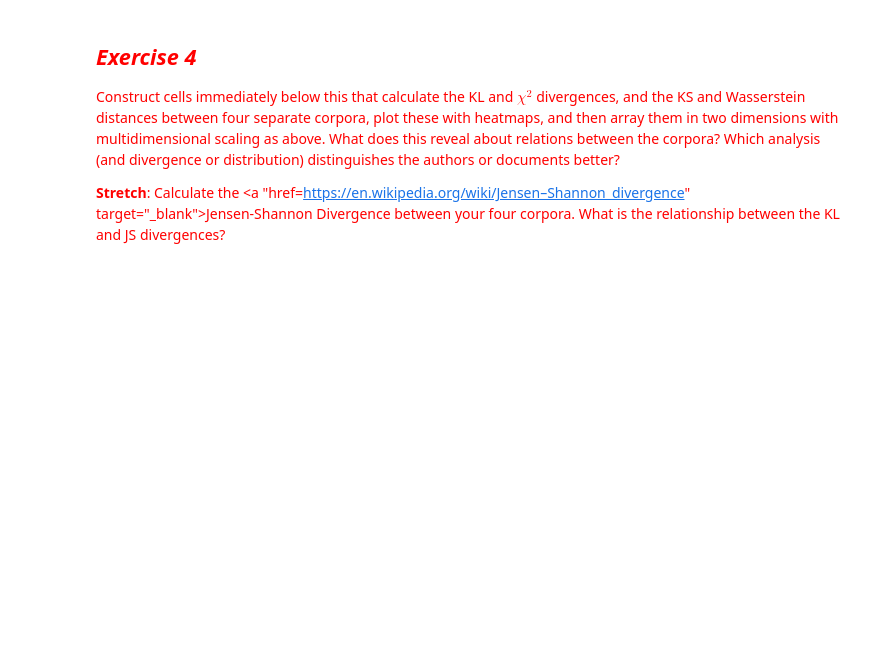
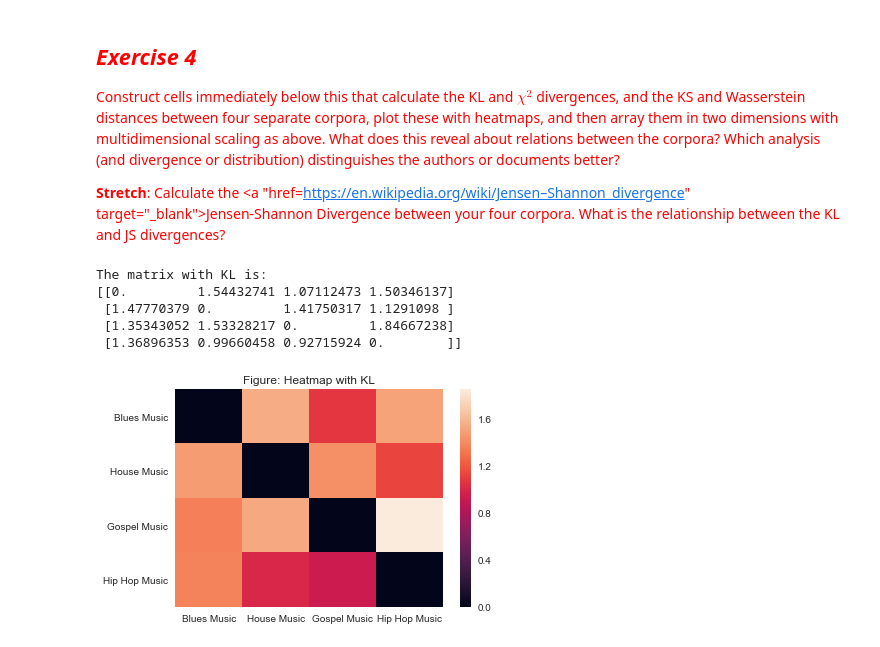
Before and after one commit to xywu-soc/content-analysis-2018, a Jupyter notebook: 2-Corpus-Linguistics/2-Corpus-Linguistics.ipynb, the cells around one changed output. Cells and saved outputs as stored; diff of their text form; code cells hidden in the pictures; blank space fills up the shorter version.

```diff
--- a/2-Corpus-Linguistics/2-Corpus-Linguistics.ipynb
+++ b/2-Corpus-Linguistics/2-Corpus-Linguistics.ipynb
@@ -1537,15 +1537,24 @@ music_corpora = [blues_normalized, house_normalized, gospel_normalized, hiphop_n
 # %%
 music_types = ['Blues Music', 'House Music', 'Gospel Music', 'Hip Hop Music']
 
 L = []
 for p in music_corpora:
     l = []
     for q in music_corpora:
         l.append(Divergence(p,q, difference = 'KL'))
     L.append(l)
 M = np.array(L)
-print('The matrix with
+print('The matrix with KL is:')
+print(M)
 fig = plt.figure()
 div = pandas.DataFrame(M, columns = music_types, index = music_types)
 ax = sns.heatmap(div)
+plt.title('Figure: Heatmap with KL')
 plt.show()
+# %% [output]
+The matrix with KL is:
+[[0.         1.54432741 1.07112473 1.50346137]
+ [1.47770379 0.         1.41750317 1.1291098 ]
+ [1.35343052 1.53328217 0.         1.84667238]
+ [1.36896353 0.99660458 0.92715924 0.        ]]
+[figure, added]
```
Also changed, not shown: parts of 9 cells of this notebook.
